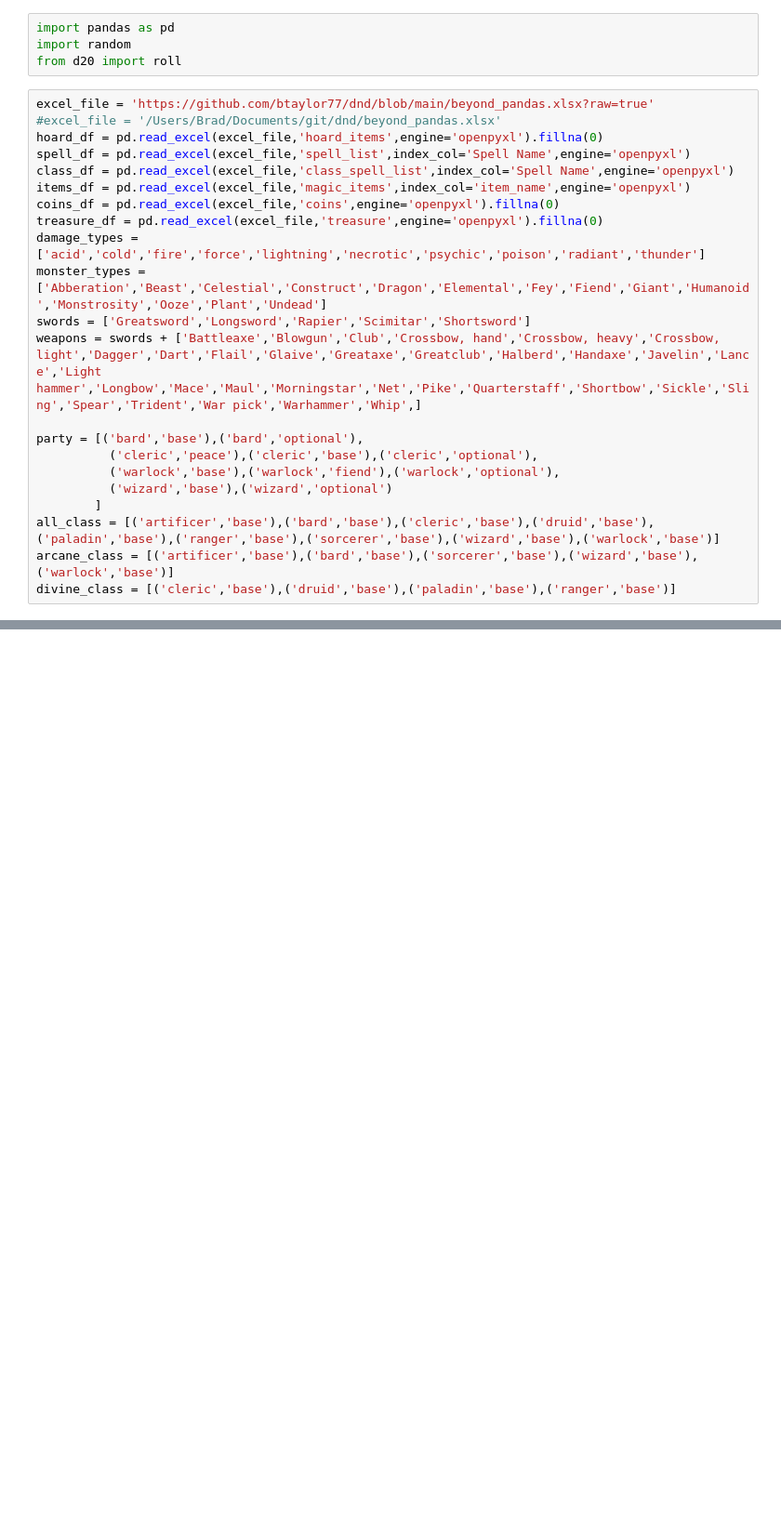
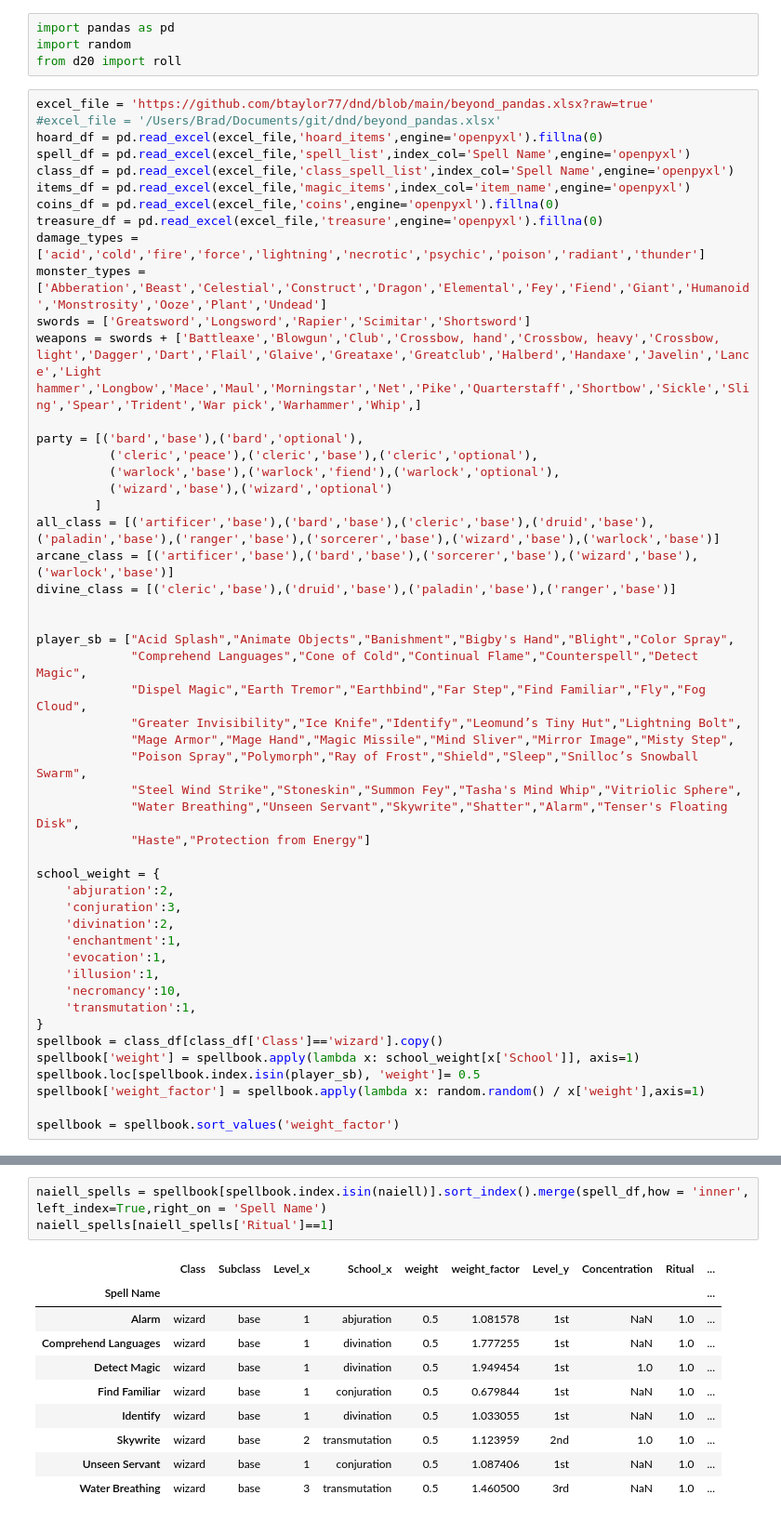
Before and after one commit to btaylor77/dnd, a Jupyter notebook: Beyond Rolls.ipynb, the cells around one changed output, grey strips where cells are left out. Shown at 93% size. Cells and saved outputs as stored; diff of their text form; blank space fills up the shorter version.

Commit message:
updated spellbook generation

```diff
--- a/Beyond Rolls.ipynb
+++ b/Beyond Rolls.ipynb
@@ -26,6 +26,34 @@ party = [('bard','base'),('bard','optional'),
 all_class = [('artificer','base'),('bard','base'),('cleric','base'),('druid','base'),('paladin','base'),('ranger','base'),('sorcerer','base'),('wizard','base'),('warlock','base')]
 arcane_class = [('artificer','base'),('bard','base'),('sorcerer','base'),('wizard','base'),('warlock','base')]
 divine_class = [('cleric','base'),('druid','base'),('paladin','base'),('ranger','base')]
+
+
+player_sb = ["Acid Splash","Animate Objects","Banishment","Bigby's Hand","Blight","Color Spray",
+             "Comprehend Languages","Cone of Cold","Continual Flame","Counterspell","Detect Magic",
+             "Dispel Magic","Earth Tremor","Earthbind","Far Step","Find Familiar","Fly","Fog Cloud",
+             "Greater Invisibility","Ice Knife","Identify","Leomund’s Tiny Hut","Lightning Bolt",
+             "Mage Armor","Mage Hand","Magic Missile","Mind Sliver","Mirror Image","Misty Step",
+             "Poison Spray","Polymorph","Ray of Frost","Shield","Sleep","Snilloc’s Snowball Swarm",
+             "Steel Wind Strike","Stoneskin","Summon Fey","Tasha's Mind Whip","Vitriolic Sphere",
+             "Water Breathing","Unseen Servant","Skywrite","Shatter","Alarm","Tenser's Floating Disk",
+             "Haste","Protection from Energy"]
+
+school_weight = {
+    'abjuration':2,
+    'conjuration':3,
+    'divination':2,
+    'enchantment':1,
+    'evocation':1,
+    'illusion':1,
+    'necromancy':10,
+    'transmutation':1,
+}
+spellbook = class_df[class_df['Class']=='wizard'].copy()
+spellbook['weight'] = spellbook.apply(lambda x: school_weight[x['School']], axis=1)
+spellbook.loc[spellbook.index.isin(player_sb), 'weight']= 0.5
+spellbook['weight_factor'] = spellbook.apply(lambda x: random.random() / x['weight'],axis=1)
+
+spellbook = spellbook.sort_values('weight_factor')
 # %%
 def roll_spells(min_level,max_level,classes,n=1):
     target_df = class_df.copy()
@@ -238,0 +355,14 @@ t1.loc[t1.index.isin(player_sb), 'weight']= 0.25
+# %%
+naiell_spells = spellbook[spellbook.index.isin(naiell)].sort_index().merge(spell_df,how = 'inner', left_index=True,right_on = 'Spell Name')
+naiell_spells[naiell_spells['Ritual']==1]
+# %% [output]
+|  | Class | Subclass | Level_x | School_x | weight | weight_factor | Level_y | Concentration | Ritual | ... |
+| Spell Name |  |  |  |  |  |  |  |  |  | ... |
+| Alarm | wizard | base | 1 | abjuration | 0.5 | 1.081578 | 1st | NaN | 1.0 | ... |
+| Comprehend Languages | wizard | base | 1 | divination | 0.5 | 1.777255 | 1st | NaN | 1.0 | ... |
+| Detect Magic | wizard | base | 1 | divination | 0.5 | 1.949454 | 1st | 1.0 | 1.0 | ... |
+| Find Familiar | wizard | base | 1 | conjuration | 0.5 | 0.679844 | 1st | NaN | 1.0 | ... |
+| Identify | wizard | base | 1 | divination | 0.5 | 1.033055 | 1st | NaN | 1.0 | ... |
+| Skywrite | wizard | base | 2 | transmutation | 0.5 | 1.123959 | 2nd | 1.0 | 1.0 | ... |
+| Unseen Servant | wizard | base | 1 | conjuration | 0.5 | 1.087406 | 1st | NaN | 1.0 | ... |
+| Water Breathing | wizard | base | 3 | transmutation | 0.5 | 1.460500 | 3rd | NaN | 1.0 | ... |
```
Also changed, not shown: parts of 23 cells of this notebook, 1 other file.
